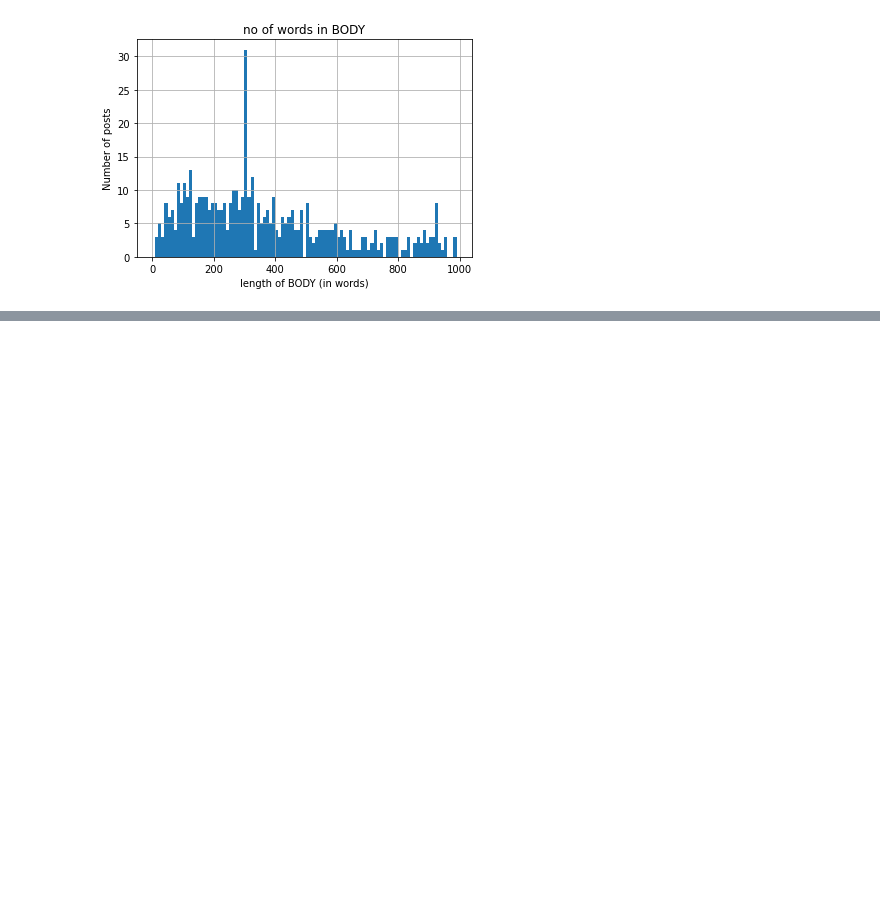
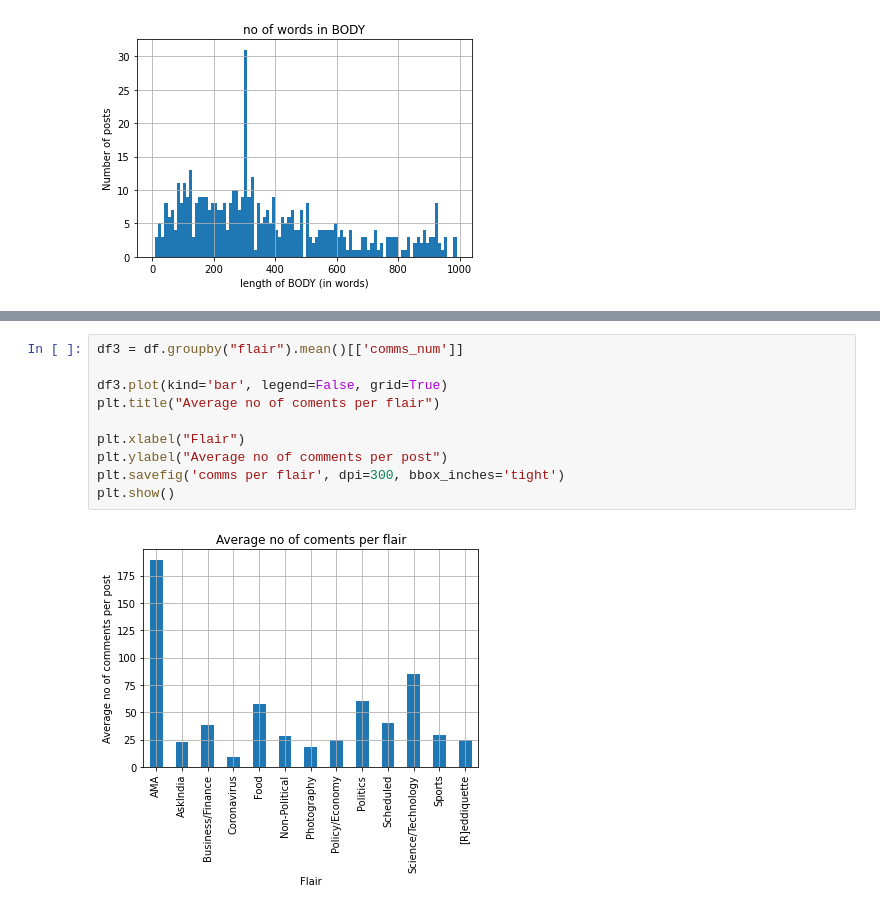
Before and after one commit to abhishek-parashar/Reddit-flair-detection, a Jupyter notebook: experiment_log_for_eda.ipynb, the cells around one changed output, grey strips where cells are left out. Cells and saved outputs as stored; diff of their text form; blank space fills up the shorter version.

```diff
--- a/experiment_log_for_eda.ipynb
+++ b/experiment_log_for_eda.ipynb
@@ -340,0 +385,12 @@ plt.show()
+# %%
+df3 = df.groupby("flair").mean()[['comms_num']]
+
+df3.plot(kind='bar', legend=False, grid=True)
+plt.title("Average no of coments per flair")
+
+plt.xlabel("Flair")
+plt.ylabel("Average no of comments per post")
+plt.savefig('comms per flair', dpi=300, bbox_inches='tight')
+plt.show()
+# %% [output]
+[figure, added]
```
Also changed, not shown: parts of 12 cells of this notebook.
